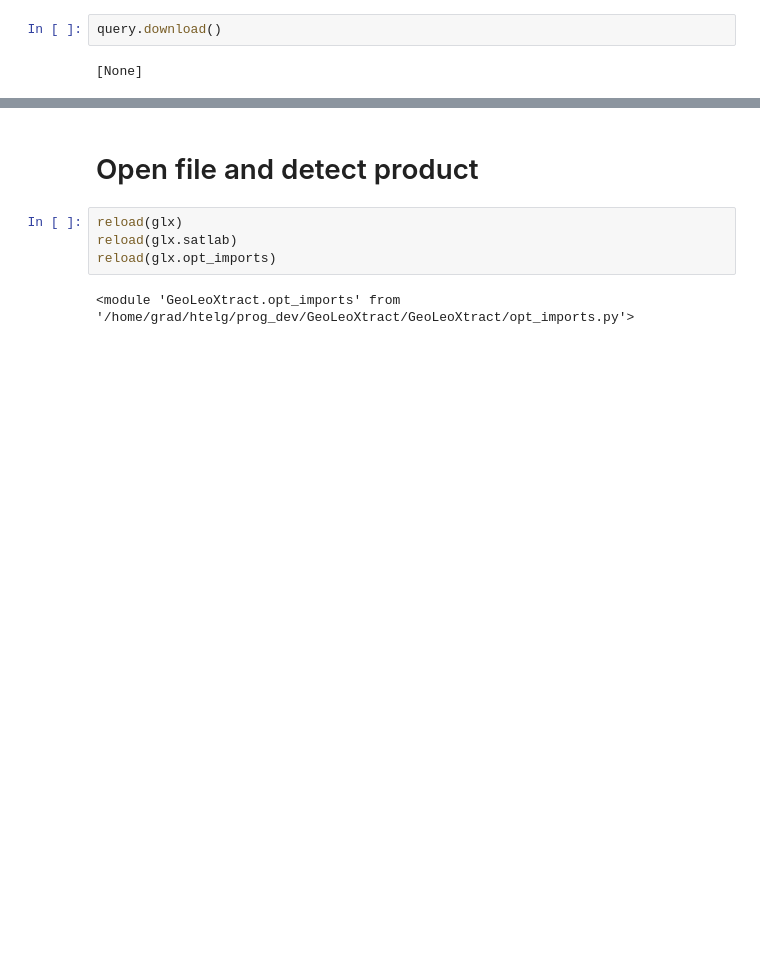
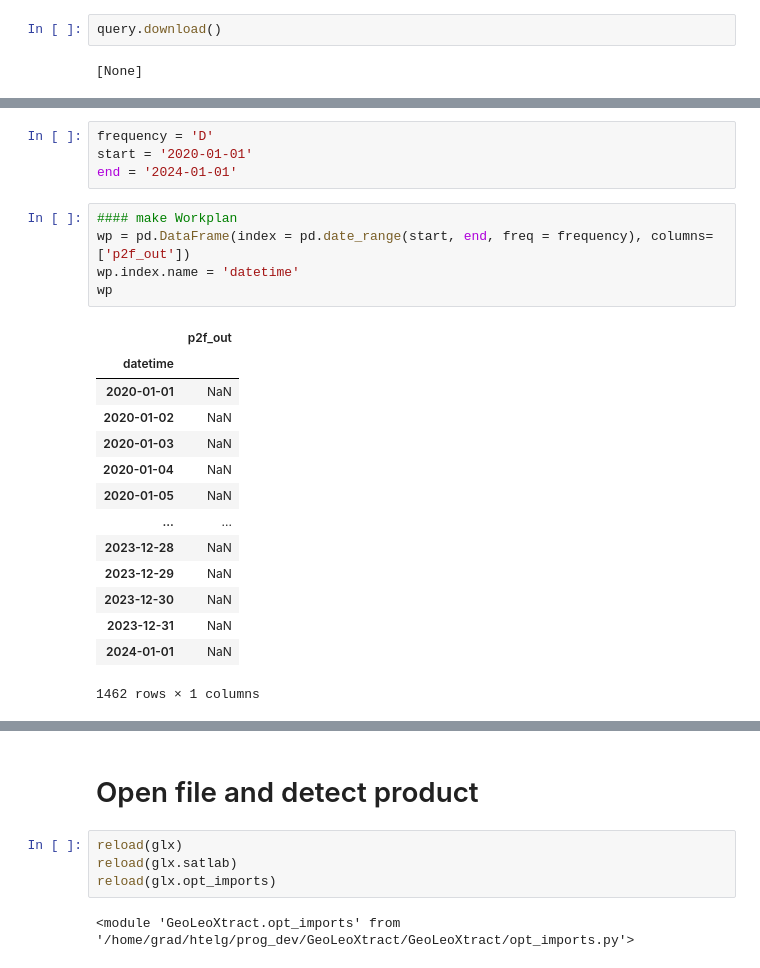
Before and after one commit to hagne/GeoLeoXtract, a Jupyter notebook: examples/example_basic.ipynb, the cells around one changed output, grey strips where cells are left out. Cells and saved outputs as stored; diff of their text form; blank space fills up the shorter version.

```diff
--- a/examples/example_basic.ipynb
+++ b/examples/example_basic.ipynb
@@ -129,0 +257,24 @@ query.download()
+# %%
+frequency = 'D'
+start = '2020-01-01'
+end = '2024-01-01'
+# %%
+#### make Workplan
+wp = pd.DataFrame(index = pd.date_range(start, end, freq = frequency), columns=['p2f_out'])
+wp.index.name = 'datetime'
+wp
+# %% [output]
+|  | p2f_out |
+| datetime |  |
+| 2020-01-01 | NaN |
+| 2020-01-02 | NaN |
+| 2020-01-03 | NaN |
+| 2020-01-04 | NaN |
+| 2020-01-05 | NaN |
+| ... | ... |
+| 2023-12-28 | NaN |
+| 2023-12-29 | NaN |
+| 2023-12-30 | NaN |
+| 2023-12-31 | NaN |
+| 2024-01-01 | NaN |
+1462 rows × 1 columns
```
Also changed, not shown: parts of 18 cells of this notebook, 13 other files.
